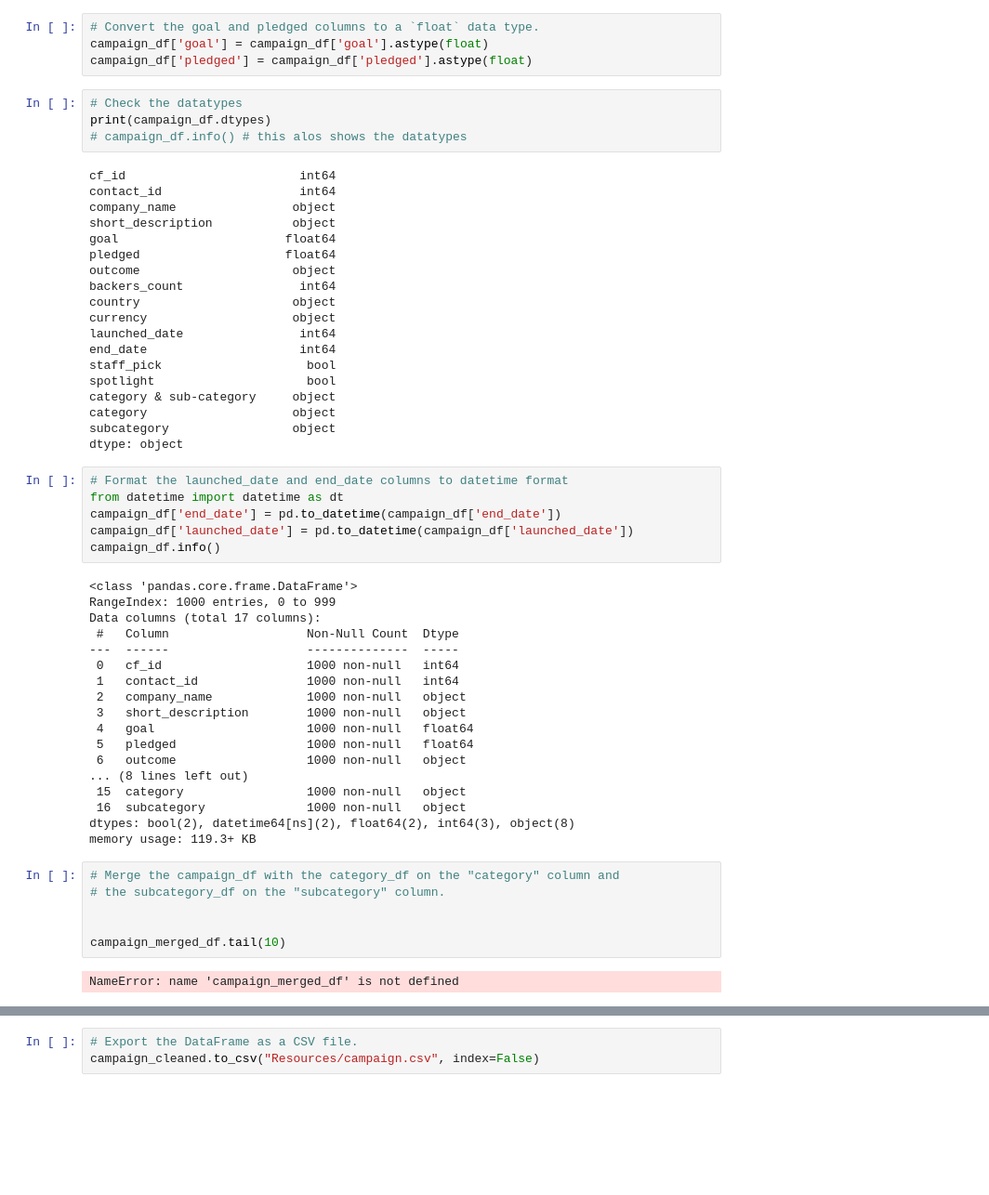
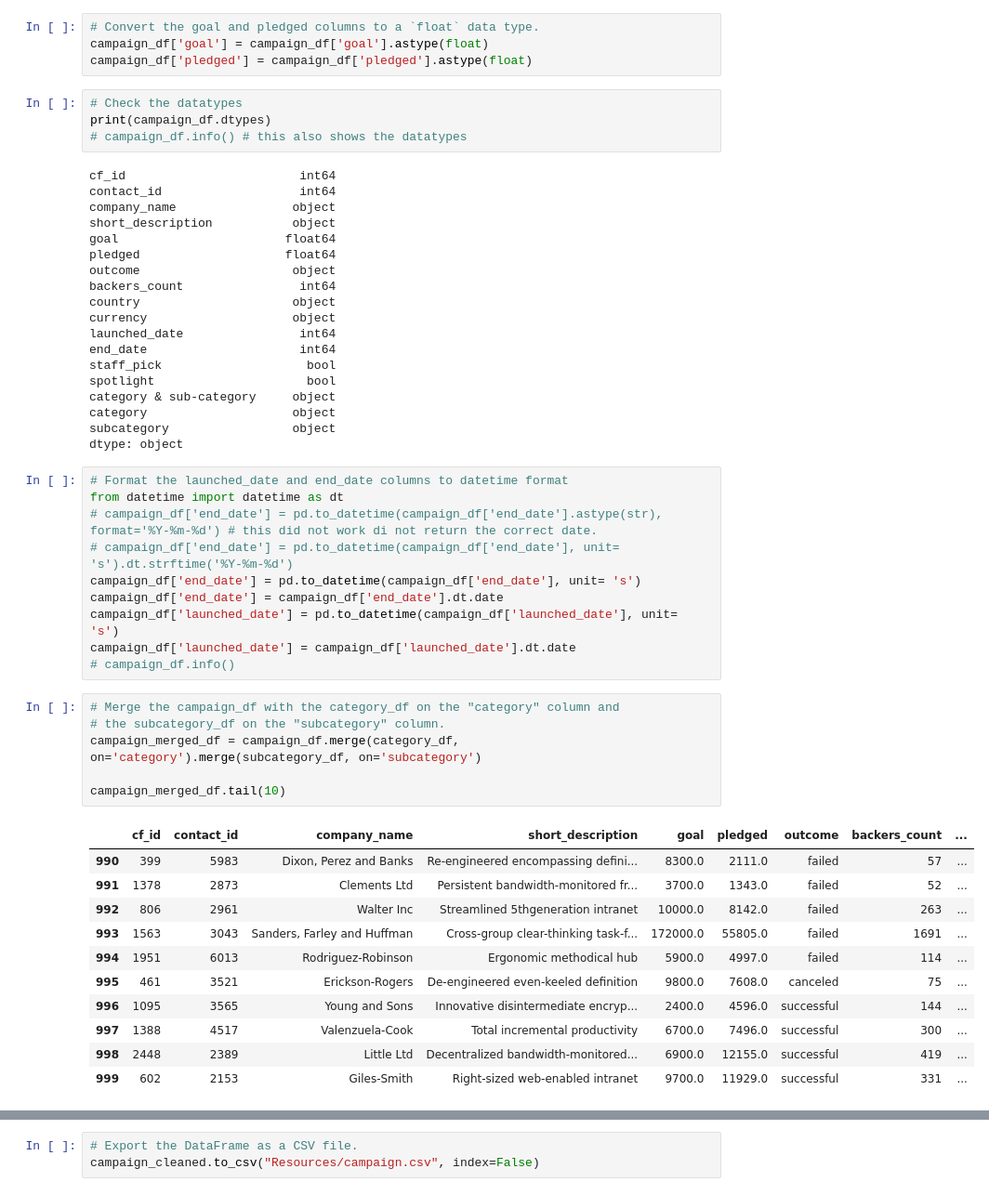
Before and after one commit to gusibis/Crowdfunding_ETL, a Jupyter notebook: ETL_Mini_Project_GBustillos_.ipynb, the cells around one changed output, grey strips where cells are left out. Shown at 93% size. Cells and saved outputs as stored; diff of their text form; blank space fills up the shorter version.

```diff
--- a/ETL_Mini_Project_GBustillos_.ipynb
+++ b/ETL_Mini_Project_GBustillos_.ipynb
@@ -249,7 +249,7 @@ campaign_df['pledged'] = campaign_df['pledged'].astype(float)
 # %%
 # Check the datatypes
 print(campaign_df.dtypes)
-# campaign_df.info() # this alos shows the datatypes
+# campaign_df.info() # this also shows the datatypes
 # %% [output]
 cf_id                        int64
 contact_id                   int64
@@ -272,32 +272,28 @@ dtype: object
 # %%
 # Format the launched_date and end_date columns to datetime format
 from datetime import datetime as dt
-campaign_df['end_date'] = pd.to_datetime(campaign_df['end_date'])
-campaign_df['launched_date'] = pd.to_datetime(campaign_df['launched_date'])
-campaign_df.info()
+# campaign_df['end_date'] = pd.to_datetime(campaign_df['end_date'].astype(str), format='%Y-%m-%d') # this did not work di not return the correct date.
+# campaign_df['end_date'] = pd.to_datetime(campaign_df['end_date'], unit= 's').dt.strftime('%Y-%m-%d')
+campaign_df['end_date'] = pd.to_datetime(campaign_df['end_date'], unit= 's')
+campaign_df['end_date'] = campaign_df['end_date'].dt.date
+campaign_df['launched_date'] = pd.to_datetime(campaign_df['launched_date'], unit= 's')
+campaign_df['launched_date'] = campaign_df['launched_date'].dt.date
+# campaign_df.info()
-# %% [output]
-<class 'pandas.core.frame.DataFrame'>
-RangeIndex: 1000 entries, 0 to 999
-Data columns (total 17 columns):
- #   Column                   Non-Null Count  Dtype
----  ------                   --------------  -----
- 0   cf_id                    1000 non-null   int64
- 1   contact_id               1000 non-null   int64
- 2   company_name             1000 non-null   object
- 3   short_description        1000 non-null   object
- 4   goal                     1000 non-null   float64
- 5   pledged                  1000 non-null   float64
- 6   outcome                  1000 non-null   object
-... (8 lines left out)
- 15  category                 1000 non-null   object
- 16  subcategory              1000 non-null   object
-dtypes: bool(2), datetime64[ns](2), float64(2), int64(3), object(8)
-memory usage: 119.3+ KB
 # %%
 # Merge the campaign_df with the category_df on the "category" column and
 # the subcategory_df on the "subcategory" column.
-
+campaign_merged_df = campaign_df.merge(category_df, on='category').merge(subcategory_df, on='subcategory')
 
 campaign_merged_df.tail(10)
 # %% [output]
-NameError: name 'campaign_merged_df' is not defined
+|  | cf_id | contact_id | company_name | short_description | goal | pledged | outcome | backers_count | ... |
+| 990 | 399 | 5983 | Dixon, Perez and Banks | Re-engineered encompassing defini... | 8300.0 | 2111.0 | failed | 57 | ... |
+| 991 | 1378 | 2873 | Clements Ltd | Persistent bandwidth-monitored fr... | 3700.0 | 1343.0 | failed | 52 | ... |
+| 992 | 806 | 2961 | Walter Inc | Streamlined 5thgeneration intranet | 10000.0 | 8142.0 | failed | 263 | ... |
+| 993 | 1563 | 3043 | Sanders, Farley and Huffman | Cross-group clear-thinking task-f... | 172000.0 | 55805.0 | failed | 1691 | ... |
+| 994 | 1951 | 6013 | Rodriguez-Robinson | Ergonomic methodical hub | 5900.0 | 4997.0 | failed | 114 | ... |
+| 995 | 461 | 3521 | Erickson-Rogers | De-engineered even-keeled definition | 9800.0 | 7608.0 | canceled | 75 | ... |
+| 996 | 1095 | 3565 | Young and Sons | Innovative disintermediate encryp... | 2400.0 | 4596.0 | successful | 144 | ... |
+| 997 | 1388 | 4517 | Valenzuela-Cook | Total incremental productivity | 6700.0 | 7496.0 | successful | 300 | ... |
+| 998 | 2448 | 2389 | Little Ltd | Decentralized bandwidth-monitored... | 6900.0 | 12155.0 | successful | 419 | ... |
+| 999 | 602 | 2153 | Giles-Smith | Right-sized web-enabled intranet | 9700.0 | 11929.0 | successful | 331 | ... |
```
Also changed, not shown: parts of 20 cells of this notebook, 2 other files.
